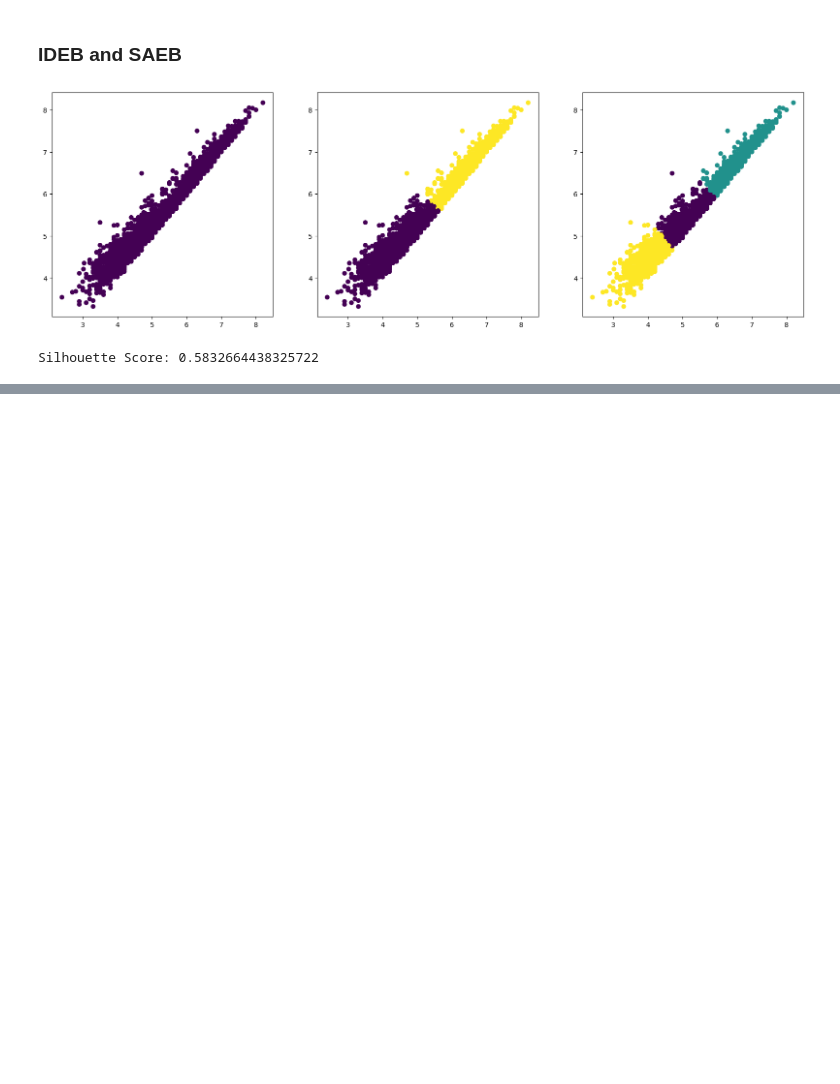
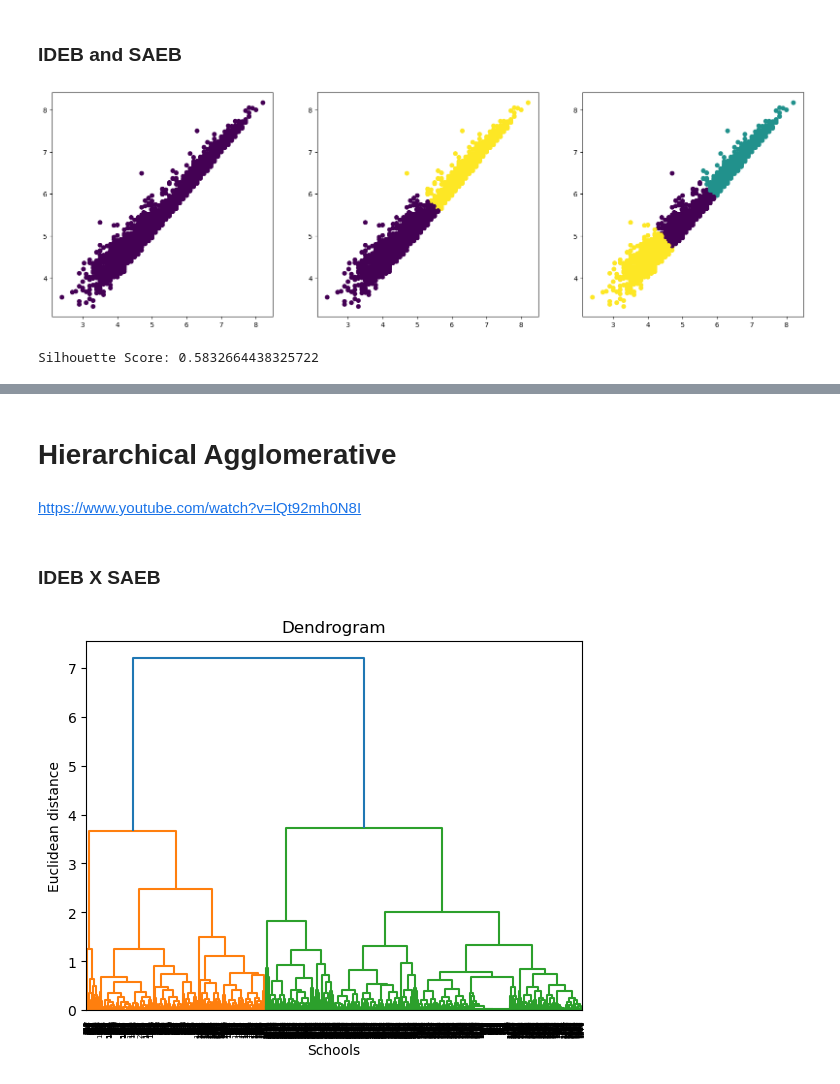
Before and after one commit to izazaka/ML, a Jupyter notebook: IDEB.ipynb, the cells around one changed output, grey strips where cells are left out. Cells and saved outputs as stored; diff of their text form; code cells hidden in the pictures; blank space fills up the shorter version.

```diff
--- a/IDEB.ipynb
+++ b/IDEB.ipynb
@@ -475,0 +482,14 @@ plt.show()
+# %% [markdown]
+# Hierarchical Agglomerative
+# %% [markdown]
+https://www.youtube.com/watch?v=lQt92mh0N8I
+# %% [markdown]
+### IDEB X SAEB
+# %%
+dendrogrm = sch.dendrogram(sch.linkage(ideb_17[["IDEB_T", "SAEB_T"]], method = 'complete'))
+plt.title('Dendrogram')
+plt.xlabel("Schools")
+plt.ylabel('Euclidean distance')
+plt.show()
+# %% [output]
+[figure, added]
```
Also changed, not shown: parts of 31 cells of this notebook.
